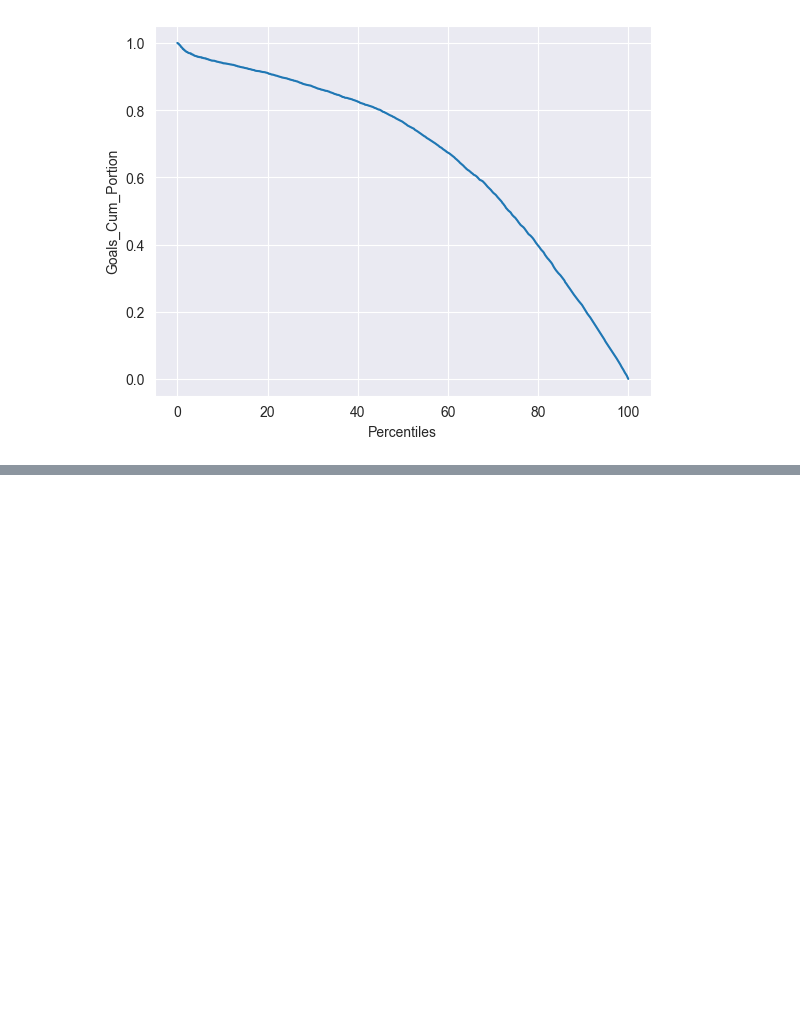
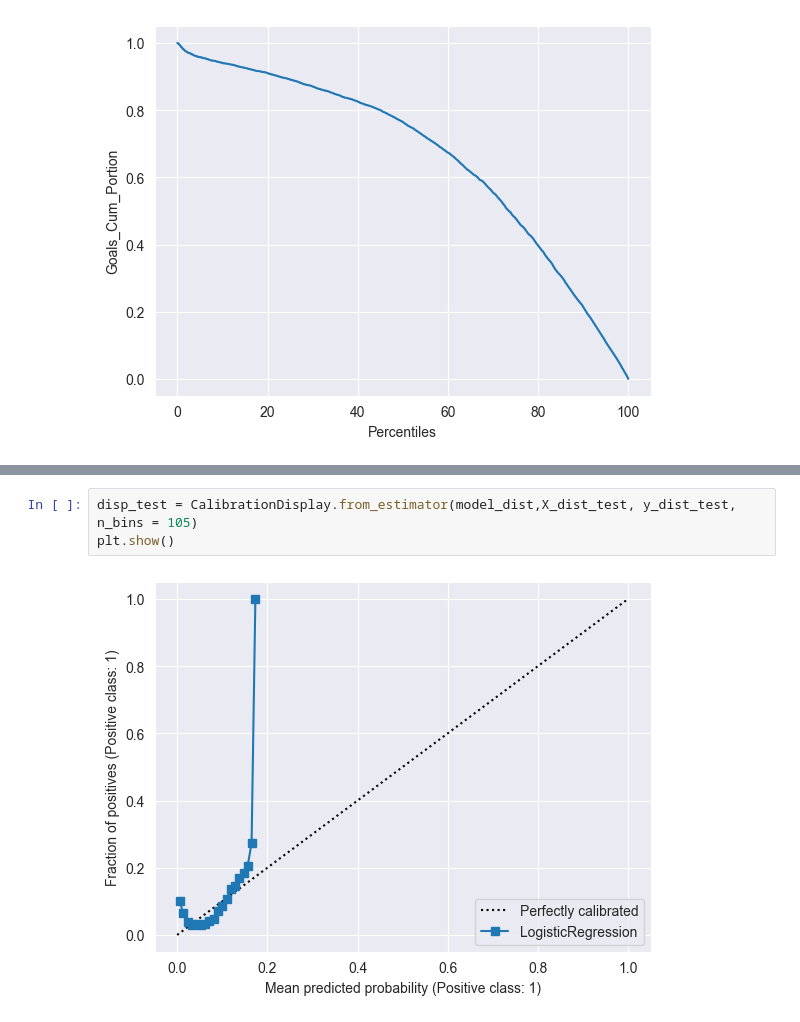
Before and after one commit to nassimwalha/IFT-6758, a Jupyter notebook: notebooks/Baseline Models.ipynb, the cells around one changed output, grey strips where cells are left out. Saved outputs shown, nothing was run; the diff lists cells and outputs as text; blank space fills up the shorter version.

```diff
--- a/notebooks/Baseline Models.ipynb
+++ b/notebooks/Baseline Models.ipynb
@@ -575,0 +588,5 @@ sns.lineplot(df_proba_sorted, x='Percentiles', y= 'Goals_Cum_Portion')
+# %%
+disp_test = CalibrationDisplay.from_estimator(model_dist,X_dist_test, y_dist_test, n_bins = 105)
+plt.show()
+# %% [output]
+[figure, added]
```
Also changed, not shown: parts of 2 cells of this notebook.
